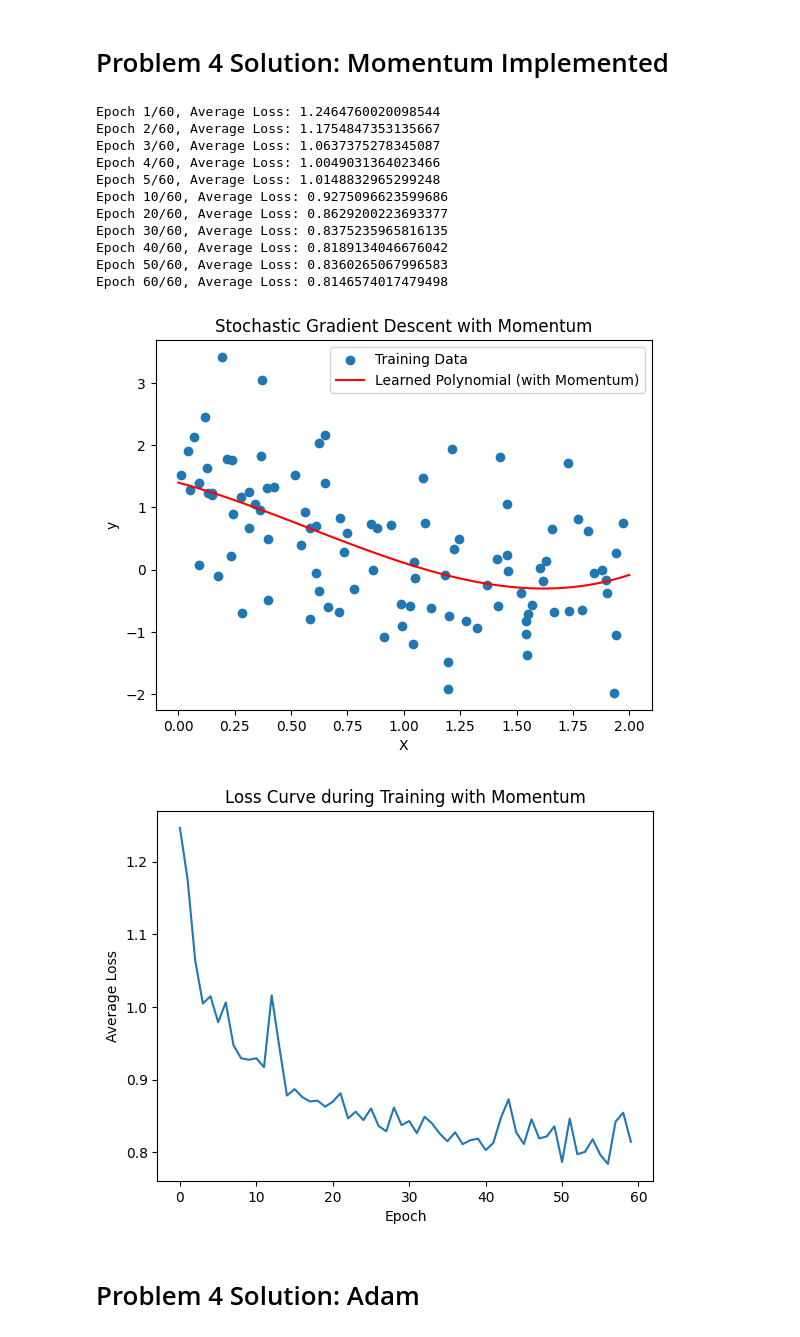
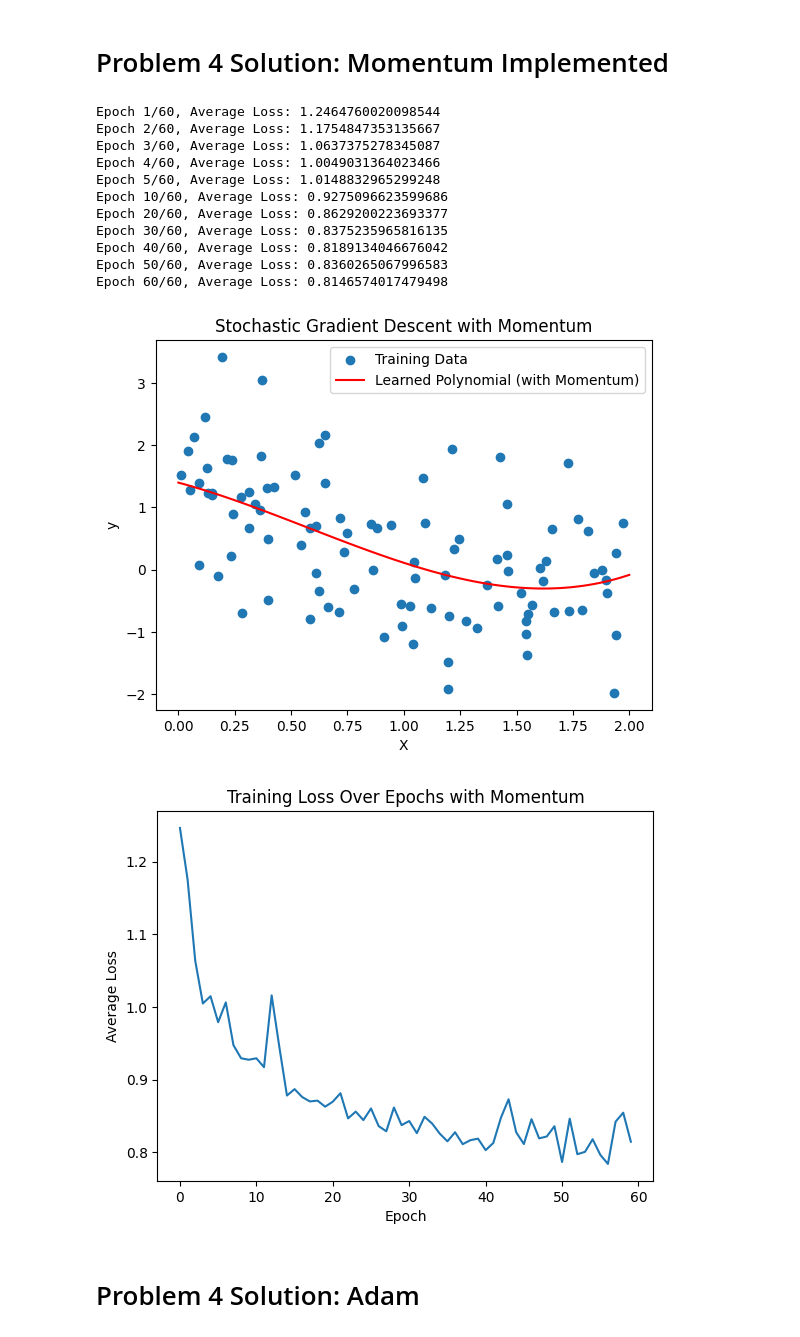
Before and after one commit to dhauss/csgy6613-assignments, a Jupyter notebook: assignment-1/assignment_1.ipynb, the cells around one changed output. Drawn from its saved outputs; the diff is of its cells as text; code cells hidden in the pictures.

```diff
--- a/assignment-1/assignment_1.ipynb
+++ b/assignment-1/assignment_1.ipynb
@@ -450,35 +450,35 @@ print()
 plt.scatter(X, y, label='Training Data')
 x_values = np.linspace(0, 2, 100).reshape(-1, 1)
 X_poly = polynomial_features(x_values, degree=3)
 y_pred_momentum = X_poly.dot(weights_momentum)
 plt.plot(x_values, y_pred_momentum, color='red', label='Learned Polynomial (with Momentum)')
 plt.xlabel('X')
 plt.ylabel('y')
 plt.title('Stochastic Gradient Descent with Momentum')
 plt.legend()
 plt.show()
 print()
 
 # Plot the loss curve with momentum
 plt.plot(losses_momentum)
 plt.xlabel('Epoch')
 plt.ylabel('Average Loss')
-plt.title('Loss Curve during Training with Momentum')
+plt.title('Training Loss Over Epochs with Momentum')
 plt.show()
 # %% [output]
 Epoch 1/60, Average Loss: 1.2464760020098544
 Epoch 2/60, Average Loss: 1.1754847353135667
 Epoch 3/60, Average Loss: 1.0637375278345087
 Epoch 4/60, Average Loss: 1.0049031364023466
 Epoch 5/60, Average Loss: 1.0148832965299248
 Epoch 10/60, Average Loss: 0.9275096623599686
 Epoch 20/60, Average Loss: 0.8629200223693377
 Epoch 30/60, Average Loss: 0.8375235965816135
 Epoch 40/60, Average Loss: 0.8189134046676042
 Epoch 50/60, Average Loss: 0.8360265067996583
 Epoch 60/60, Average Loss: 0.8146574017479498
 [figure]
-[figure, old version]
+[figure, new version]
 # %% [markdown]
 # Problem 4 Solution: Adam
 # %%
```
Also changed, not shown: parts of 1 cell of this notebook.
